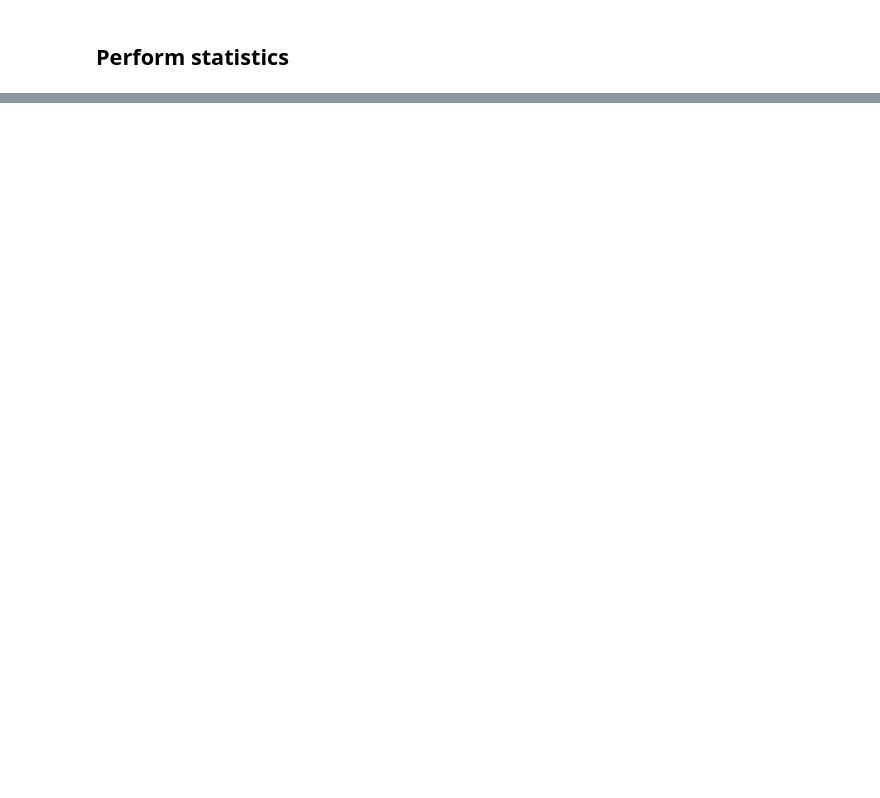
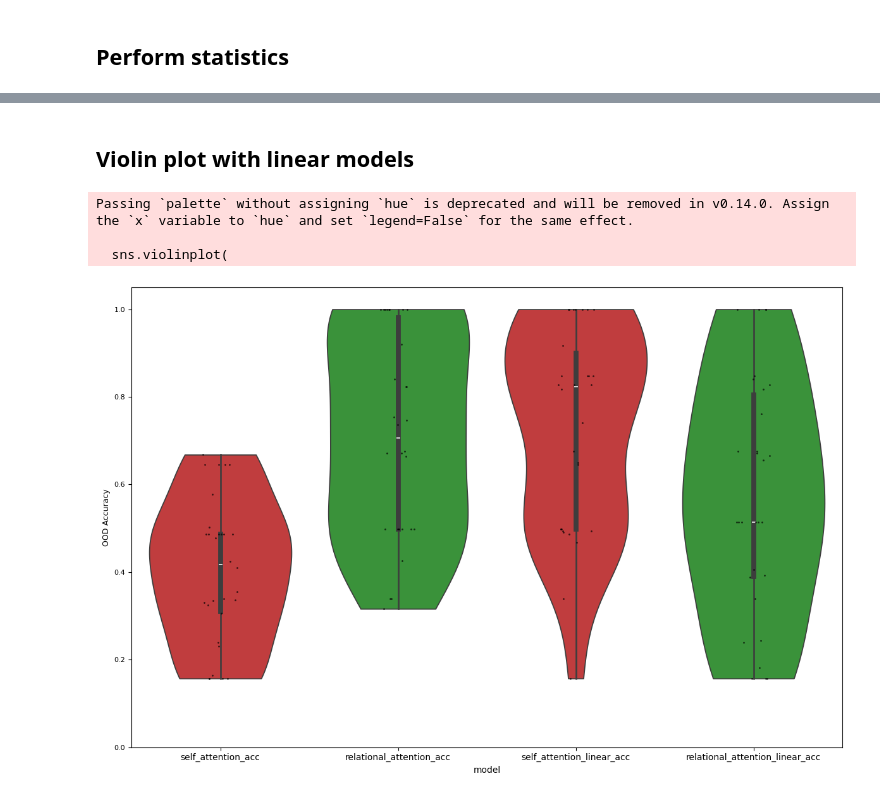
Before and after one commit to keith-murray/relational-attention, a Jupyter notebook: notebooks/ti_task/batch_run_analysis.ipynb, the cells around one changed output, grey strips where cells are left out. Saved outputs shown, nothing was run; the diff lists cells and outputs as text; code cells hidden in the pictures; blank space fills up the shorter version.

Commit message:
[update,notebook] transitive batch analysis includes linear models

```diff
--- a/notebooks/ti_task/batch_run_analysis.ipynb
+++ b/notebooks/ti_task/batch_run_analysis.ipynb
@@ -97,0 +98,42 @@ Passing `palette` without assigning `hue` is deprecated and will be removed in v
+# %% [markdown]
+## Violin plot with linear models
+# %%
+# Melt into long format for Seaborn
+df_long = results.melt(
+    value_vars=['self_attention_acc', 'relational_attention_acc', 'self_attention_linear_acc', 'relational_attention_linear_acc'],
+    var_name='model',
+    value_name='accuracy'
+)
+# %%
+plt.figure(figsize=(12, 8))
+
+sns.violinplot(
+    data=df_long,
+    x='model',
+    y='accuracy',
+    inner='box',
+    palette=['tab:red', 'tab:green', 'tab:red', 'tab:green', ],
+    cut=0
+)
+
+# (Optional) overlay scatter points for each seed
+sns.stripplot(
+    data=df_long,
+    x='model',
+    y='accuracy',
+    color='black',
+    size=2,
+    alpha=0.7
+)
+
+plt.ylabel('OOD Accuracy', fontsize=9)
+plt.yticks(fontsize=8)
+plt.ylim(0, 1.05)
+
+plt.tight_layout()
+plt.show()
+# %% [output]
+Passing `palette` without assigning `hue` is deprecated and will be removed in v0.14.0. Assign the `x` variable to `hue` and set `legend=False` for the same effect.
+
+  sns.violinplot(
+[figure, added]
```
Also changed, not shown: parts of 5 cells of this notebook.
